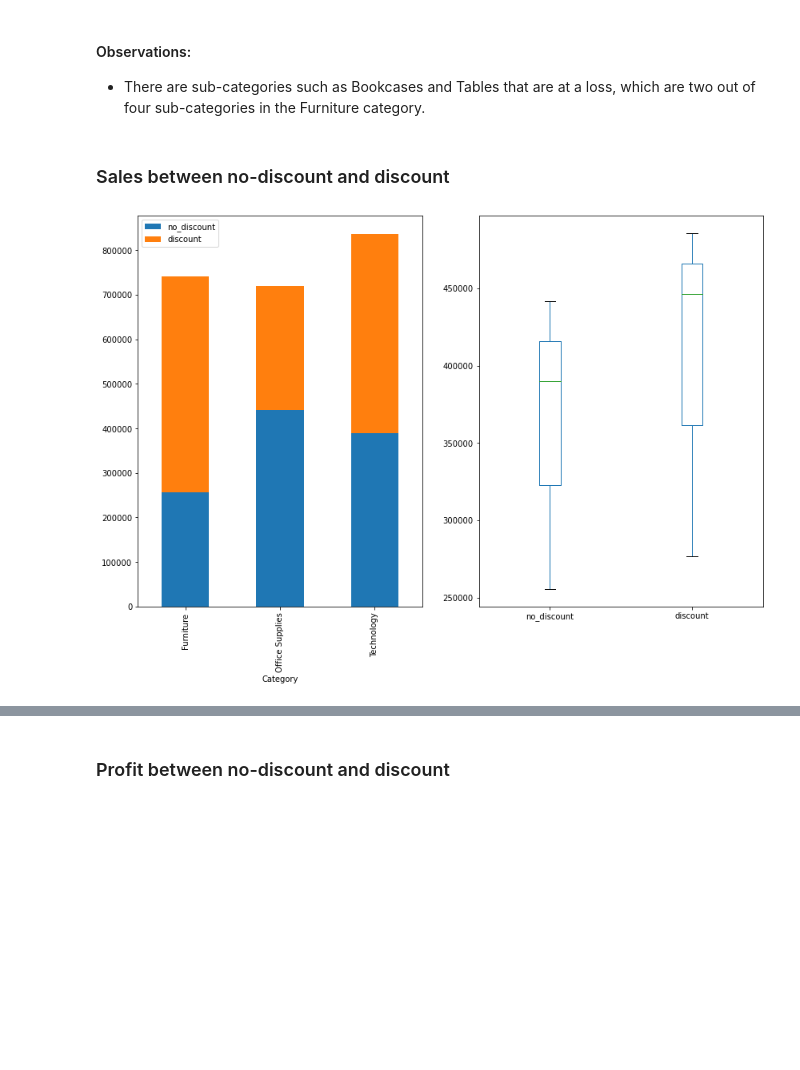
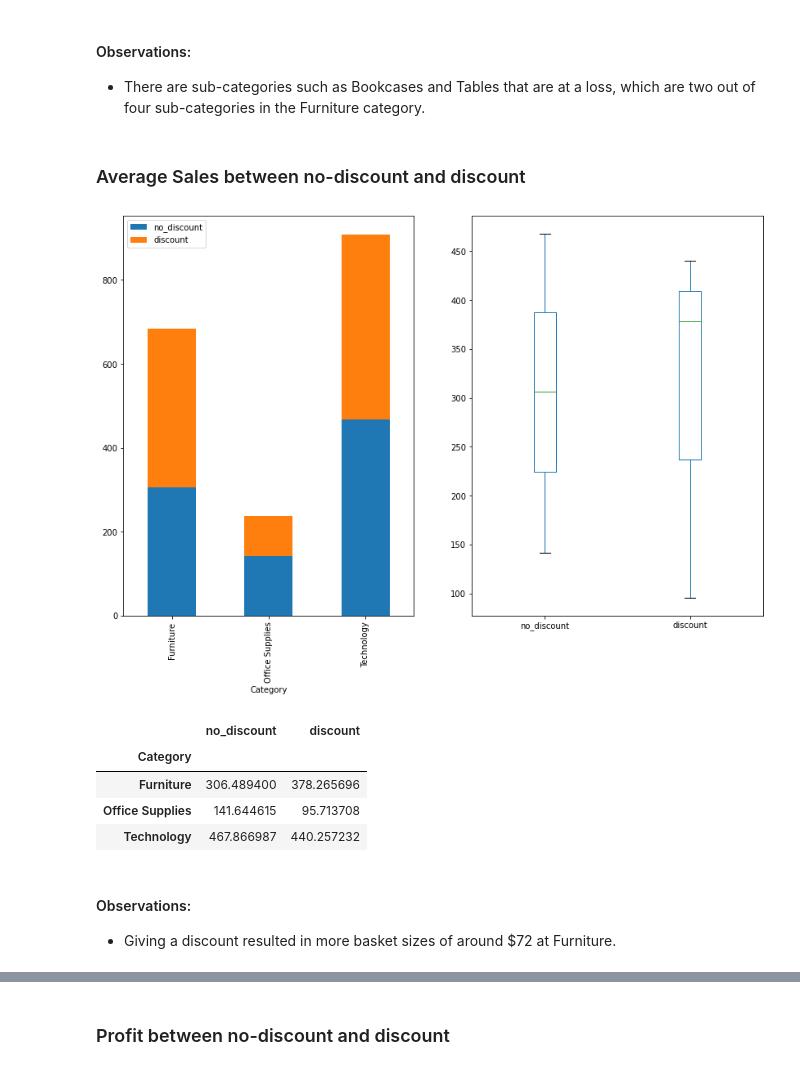
Before and after one commit to Ratchaneekorn06/PortfolioProject, a Jupyter notebook: Super Store Exploratory Data Analysis Project.ipynb, the cells around one changed output, grey strips where cells are left out. Drawn from its saved outputs; the diff is of its cells as text; code cells hidden in the pictures; blank space fills up the shorter version.

```diff
--- a/Super Store Exploratory Data Analysis Project.ipynb
+++ b/Super Store Exploratory Data Analysis Project.ipynb
@@ -22,7 +22,7 @@ import matplotlib.pyplot as plt
 import seaborn as sns
 # %%
 # read in csv file
-df = pd.read_csv(r'C:\Users\User\Downloads\archive (5)\SampleSuperstore.csv')
+df = pd.read_csv(r'C:\Users\User\Desktop\Project\SampleSuperstore.csv')
 df.head()
 # %% [output]
 |  | Ship Mode | Segment | Country | City | State | Postal Code | Region | Category | Sub-Category | Sales | ... |
@@ -225,18 +225,28 @@ plt.show()
 #### Observations:
 - There are sub-categories such as Bookcases and Tables that are at a loss, which are two out of four sub-categories in the Furniture category.
 # %% [markdown]
-### Sales between no-discount and discount
+### Average Sales between no-discount and discount
 # %%
 ## Problem from Discount?
-no_discount = df_copy[df_copy['Discount'] == 0.0].groupby('Category')['Sales'].sum()
-discount = df_copy[df_copy['Discount'] > 0.0].groupby('Category')['Sales'].sum()
+no_discount = df_copy[df_copy['Discount'] == 0.0].groupby('Category')['Sales'].mean()
+discount = df_copy[df_copy['Discount'] > 0.0].groupby('Category')['Sales'].mean()
 
 discount_category = pd.DataFrame([no_discount , discount], index=['no_discount', 'discount']).transpose()
 
 fig, axes = plt.subplots(nrows=1, ncols=2, figsize=(14,9))
 discount_category.plot.bar(stacked=True, ax=axes[0])
 discount_category.plot.box(ax=axes[1])
 plt.show()
+
+discount_category
 # %% [output]
-[figure, old version]
+[figure, new version]
+|  | no_discount | discount |
+| Category |  |  |
+| Furniture | 306.489400 | 378.265696 |
+| Office Supplies | 141.644615 | 95.713708 |
+| Technology | 467.866987 | 440.257232 |
+# %% [markdown]
+#### Observations:
+- Giving a discount resulted in more basket sizes of around $72 at Furniture.
 # %%
```
Also changed, not shown: parts of 8 cells of this notebook.
